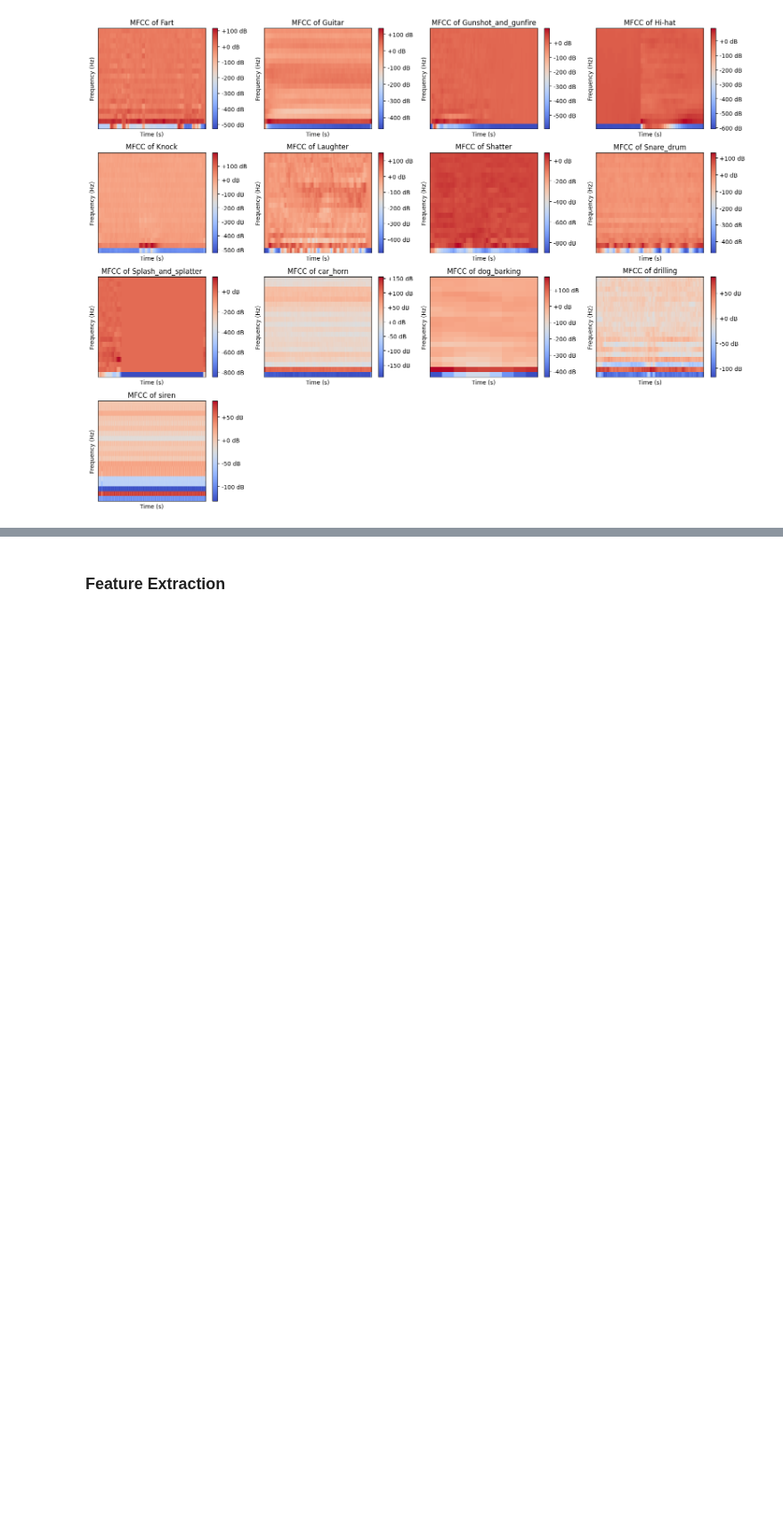
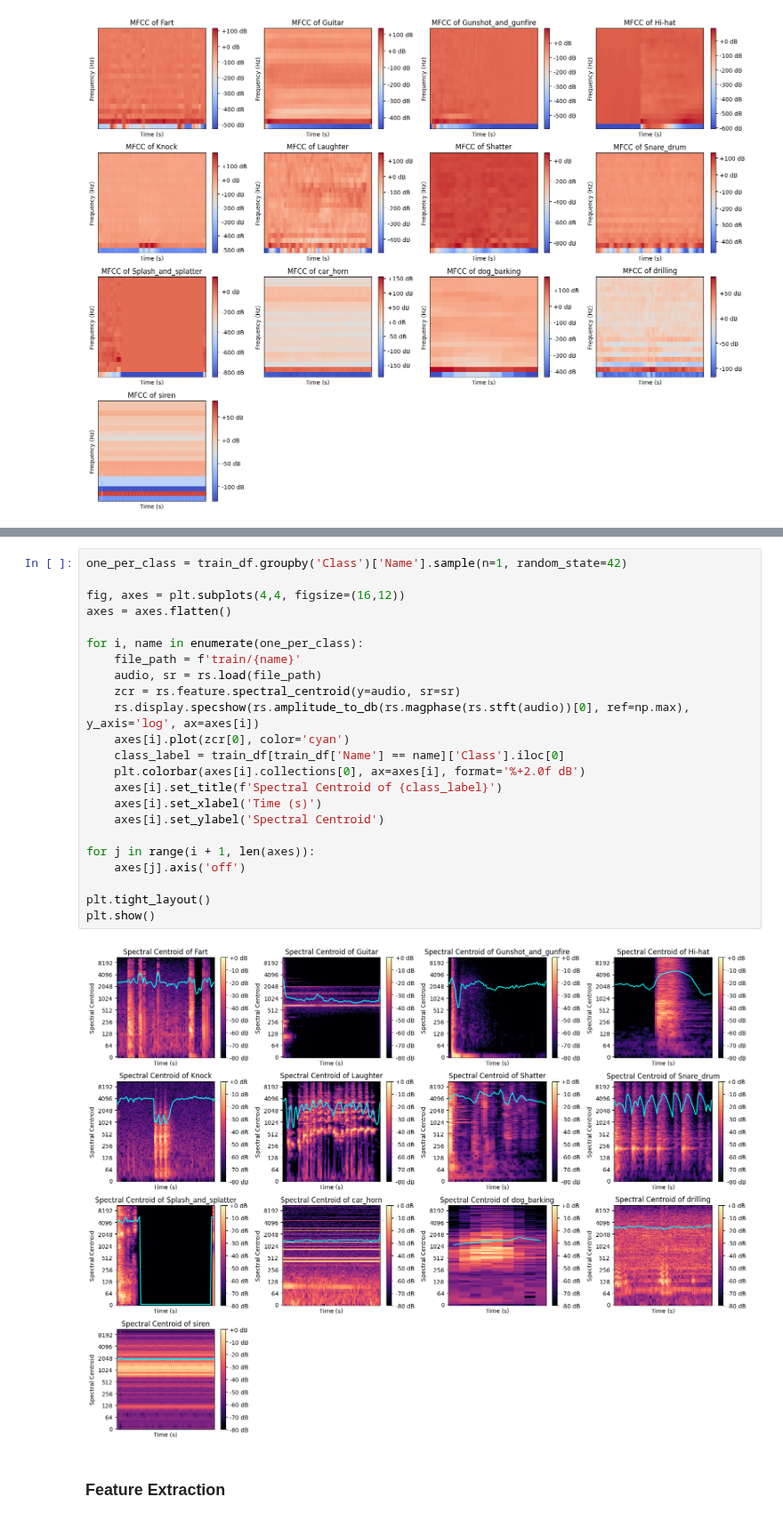
Before and after one commit to Luck-ai/AI-Tech-Project, a Jupyter notebook: train.ipynb, the cells around one changed output, grey strips where cells are left out. Shown at 89% size. Drawn from its saved outputs; the diff is of its cells as text; blank space fills up the shorter version.

```diff
--- a/train.ipynb
+++ b/train.ipynb
@@ -127,3 +201,28 @@ plt.show()
+# %%
+one_per_class = train_df.groupby('Class')['Name'].sample(n=1, random_state=42)
+
+fig, axes = plt.subplots(4,4, figsize=(16,12))
+axes = axes.flatten()
+
+for i, name in enumerate(one_per_class):
+    file_path = f'train/{name}'
+    audio, sr = rs.load(file_path)
+    zcr = rs.feature.spectral_centroid(y=audio, sr=sr)
+    rs.display.specshow(rs.amplitude_to_db(rs.magphase(rs.stft(audio))[0], ref=np.max), y_axis='log', ax=axes[i])
+    axes[i].plot(zcr[0], color='cyan')
+    class_label = train_df[train_df['Name'] == name]['Class'].iloc[0]
+    plt.colorbar(axes[i].collections[0], ax=axes[i], format='%+2.0f dB')
+    axes[i].set_title(f'Spectral Centroid of {class_label}')
+    axes[i].set_xlabel('Time (s)')
+    axes[i].set_ylabel('Spectral Centroid')
+
+for j in range(i + 1, len(axes)):
+    axes[j].axis('off')
+
+plt.tight_layout()
+plt.show()
+# %% [output]
+[figure, added]
 # %% [markdown]
 ### Feature Extraction
 # %%
```
Also changed, not shown: parts of 8 cells of this notebook.
